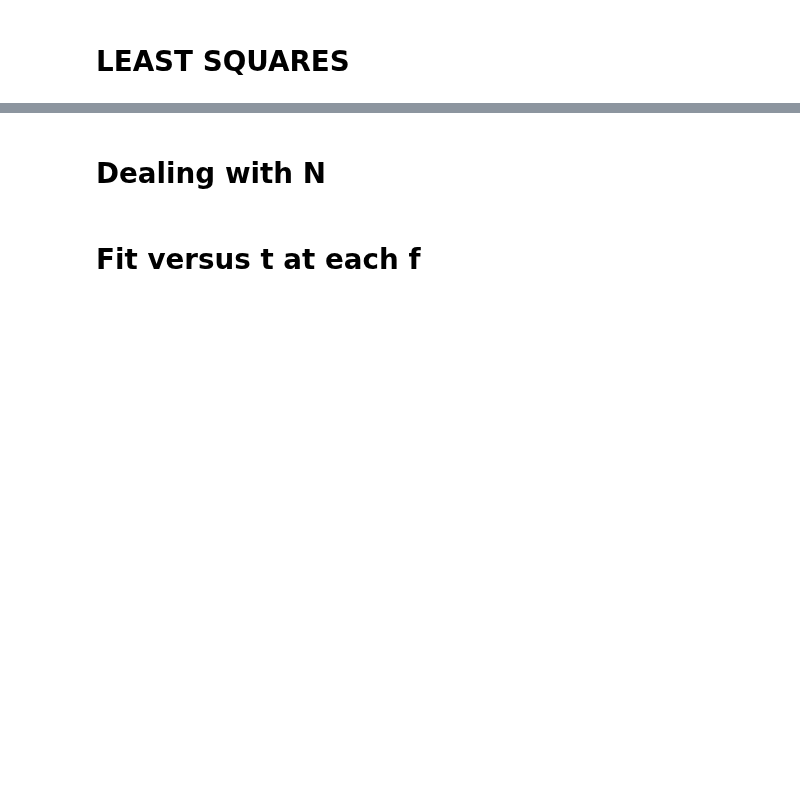
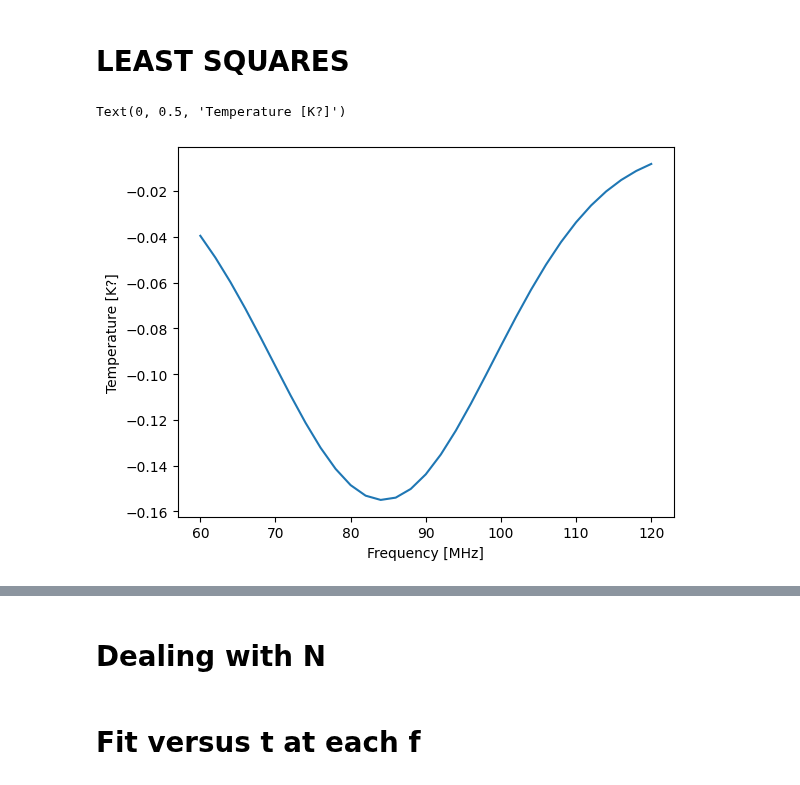
Before and after one commit to PRIZM-Experiment/prizm-calibration, a Jupyter notebook: SkyCalibration-LeastSquare.ipynb, the cells around one changed output, grey strips where cells are left out. Cells and saved outputs as stored; diff of their text form; code cells hidden in the pictures; blank space fills up the shorter version.

```diff
--- a/SkyCalibration-LeastSquare.ipynb
+++ b/SkyCalibration-LeastSquare.ipynb
@@ -34,19 +38,25 @@ with open('100MHz_EW_antenna_allarrays.npy', 'rb') as h:
 # %% [markdown]
 # LEAST SQUARES
 # %%
-#Tcd simulation values
+#Tcd simulation values (Note by Laurie (2024/01/16): "cd" as in "Cosmic Dawn" maybe?)
 flow = 60
 fhigh = 120
 
 Tcd = np.array([-1.01879219e-02, -1.38655564e-02, -1.85246433e-02, -2.42953560e-02, -3.12793370e-02, -3.95323534e-02, -4.90465721e-02, -5.97345379e-02,
  -7.14172654e-02, -8.38188667e-02, -9.65697732e-02, -1.09219830e-01, -1.21261418e-01, -1.32161405e-01, -1.41399382e-01, -1.48508474e-01,
  -1.53114322e-01, -1.54967725e-01, -1.53966968e-01, -1.50167074e-01, -1.43774789e-01, -1.35129950e-01, -1.24675568e-01, -1.12920281e-01,
  -1.00397618e-01, -8.76265518e-02, -7.50773434e-02, -6.31455762e-02, -5.21360139e-02, -4.22565052e-02, -3.36209660e-02, -2.62595729e-02,
  -2.01338111e-02, -1.51539266e-02, -1.11965758e-02, -8.12093687e-03, -5.78213066e-03, -4.04138781e-03, -2.77289876e-03, -1.86766232e-03,
  -1.23487660e-03, -8.01511254e-04, -5.10689051e-04, -3.19421635e-04, -1.96125006e-04, -1.18212246e-04, -6.99443807e-05, -4.06259985e-05,
  -2.31641370e-05, -1.29654938e-05, -7.4827469e-06])
 
 start = int((flow-50)/2)
 end = 51-int((150-fhigh)/2)
 Tcd = Tcd[start:end]
+plt.plot(np.linspace(flow,fhigh,len(Tcd)),Tcd)
+plt.xlabel('Frequency [MHz]')
+plt.ylabel('Temperature [K?]')
+# %% [output]
+Text(0, 0.5, 'Temperature [K?]')
+[figure, added]
 # %%
```
Also changed, not shown: parts of 4 cells of this notebook, 10 other files.
